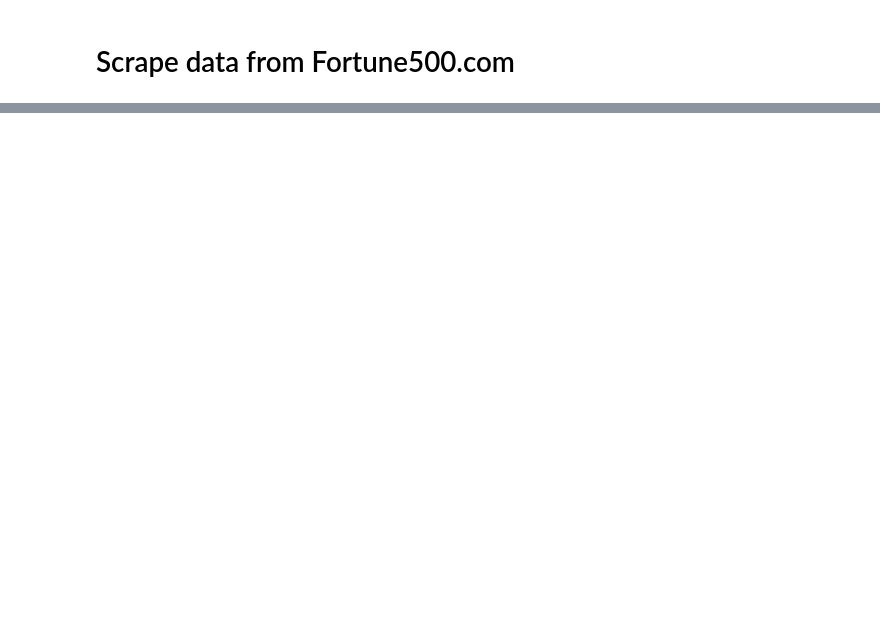
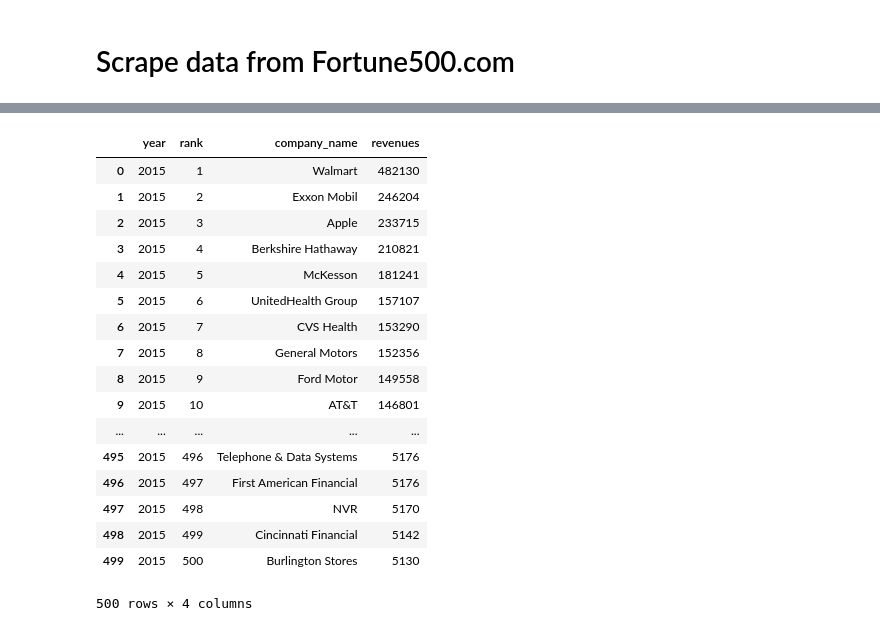
Before and after one commit to kevinxperese/Fortune500, a Jupyter notebook: Fortune500.ipynb, the cells around one changed output, grey strips where cells are left out. Drawn from its saved outputs; the diff is of its cells as text; code cells hidden in the pictures; blank space fills up the shorter version.

Commit message:
roughly working extract of revenues for single year; requirements code not working yet

```diff
--- a/Fortune500.ipynb
+++ b/Fortune500.ipynb
@@ -7,8 +62,11 @@ import requests
 # %%
-fortune_url = "http://fortune.com/fortune500/"
+#fortune_url = "http://fortune.com/fortune500/"
 year = 2015
-fortune_suffix = "/list/filtered?sortBy=profits&first500"
+#fortune_suffix = "/list/filtered?sortBy=profits&first500"
 
-page = requests.get(fortune_url + str(year) + fortune_suffix)
+#page = requests.get(fortune_url + str(year) + fortune_suffix)
 
-soup = BeautifulSoup(page.content, 'html.parser')
+filename = "C:\\users\\Kevin\Documents\\Work\Fortune_500\\Fortune500_revenues_2016.html"
+
+with open(filename, encoding='utf8') as infile:
+    html = BeautifulSoup(infile, "html.parser")
@@ -38,0 +73,3 @@ list(soup.children)
+# %%
+company_revenues = html.findAll("span", {"class": "column small-5 company-revenue"})
+#company_revenues
@@ -39 +94,46 @@ list(soup.children)
+# %%
+revenues_list = []
+
+for tag in company_revenues:
+    # Convert BeautifulSoup Tag object to a string
+    str_tag = str(tag)
+
+    company = str_tag[str_tag.index('-company-list-item-')+19 : str_tag.index('.0.2"')]
+    # Clean up a few company names
+    company = re.sub('amp;', '', company) # '&' (AT&T, Procter & Gamble)
+    company = re.sub('=1', '.', company) # '.' (Amazon.com, J.P. Morgan Chase)
+
+    rank = str_tag[str_tag.index(':$')+2 : str_tag.index('-company-list-item-')]
+    # Convert rank to integer and add 1 to start from 1 instead of 0
+    rank = int(rank) + 1
+
+    revenues = str_tag[str_tag.index('>$')+2 : str_tag.index('</span>')]
+    # Drop ',' and turn string into integer
+    revenues = int(re.sub(',','', revenues))
+
+    revenues_list.append([year, rank, company, revenues])
+# %%
+columns = ['year', 'rank', 'company_name', 'revenues']
+revenues_df = pd.DataFrame(revenues_list, columns=columns)
+# %%
+revenues_df
+# %% [output]
+|  | year | rank | company_name | revenues |
+| 0 | 2015 | 1 | Walmart | 482130 |
+| 1 | 2015 | 2 | Exxon Mobil | 246204 |
+| 2 | 2015 | 3 | Apple | 233715 |
+| 3 | 2015 | 4 | Berkshire Hathaway | 210821 |
+| 4 | 2015 | 5 | McKesson | 181241 |
+| 5 | 2015 | 6 | UnitedHealth Group | 157107 |
+| 6 | 2015 | 7 | CVS Health | 153290 |
+| 7 | 2015 | 8 | General Motors | 152356 |
+| 8 | 2015 | 9 | Ford Motor | 149558 |
+| 9 | 2015 | 10 | AT&T | 146801 |
+| ... | ... | ... | ... | ... |
+| 495 | 2015 | 496 | Telephone & Data Systems | 5176 |
+| 496 | 2015 | 497 | First American Financial | 5176 |
+| 497 | 2015 | 498 | NVR | 5170 |
+| 498 | 2015 | 499 | Cincinnati Financial | 5142 |
+| 499 | 2015 | 500 | Burlington Stores | 5130 |
+500 rows × 4 columns
 # %%
```
Also changed, not shown: parts of 13 cells of this notebook.
